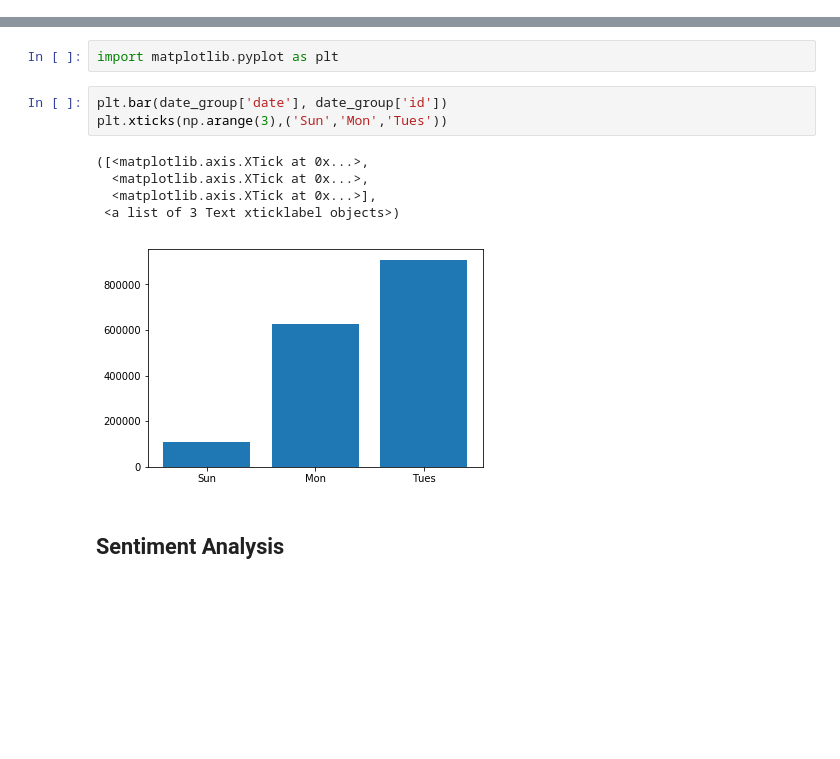
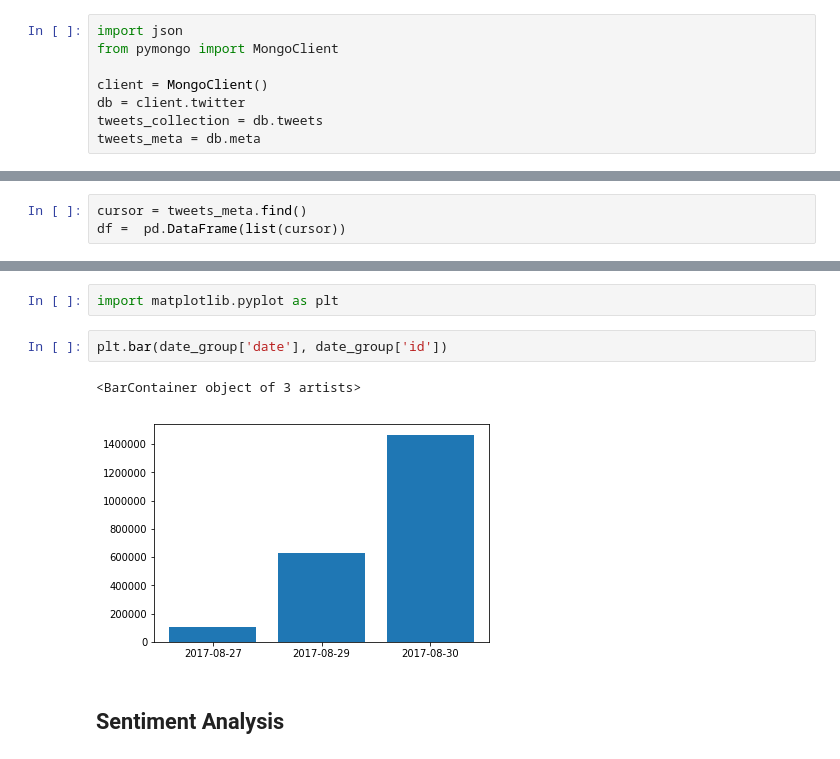
Before and after one commit to mmidzik/crisis-tweets, a Jupyter notebook: Harvey-master.ipynb, the cells around one changed output, grey strips where cells are left out. Cells and saved outputs as stored; diff of their text form; blank space fills up the shorter version.

```diff
--- a/Harvey-master.ipynb
+++ b/Harvey-master.ipynb
@@ -15 +18,9 @@ pull3 = pickle.load(open( "TweetsRetrievalTool-1.2/harvey-tweets3-pull.pkl", "rb
+# %%
+import json
+from pymongo import MongoClient
+
+client = MongoClient()
+db = client.twitter
+tweets_collection = db.tweets
+tweets_meta = db.meta
 # %%
@@ -73,0 +68,3 @@ df.head()
+# %%
+cursor = tweets_meta.find()
+df =  pd.DataFrame(list(cursor))
@@ -200,12 +481,8 @@ import seaborn as sns
 import matplotlib.pyplot as plt
 # %%
 plt.bar(date_group['date'], date_group['id'])
-plt.xticks(np.arange(3),('Sun','Mon','Tues'))
 # %% [output]
-([<matplotlib.axis.XTick at 0x...>,
-  <matplotlib.axis.XTick at 0x...>,
-  <matplotlib.axis.XTick at 0x...>],
- <a list of 3 Text xticklabel objects>)
+<BarContainer object of 3 artists>
-[figure, old version]
+[figure, new version]
 # %% [markdown]
 ## Sentiment Analysis
```
Also changed, not shown: parts of 64 cells of this notebook, 26 other files.
